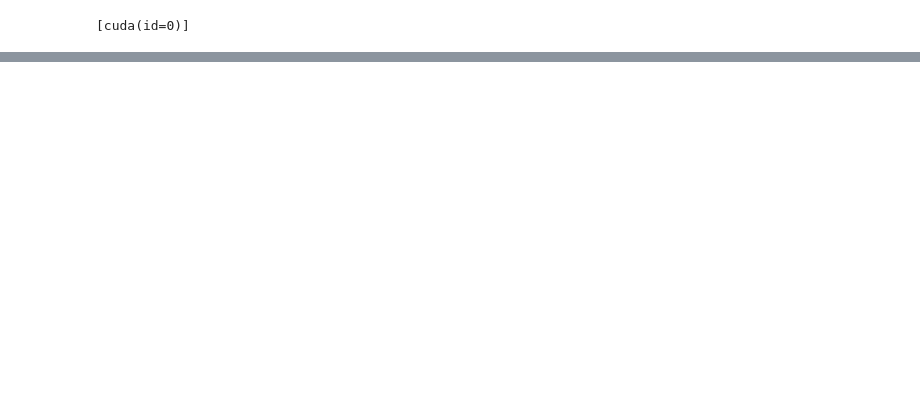
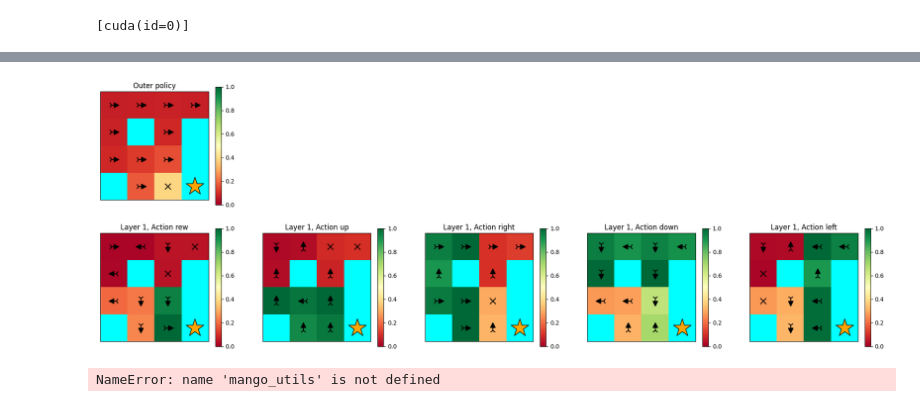
Before and after one commit to davidesartor/MANGO-lite, a Jupyter notebook: jax/test mango 4x4.ipynb, the cells around one changed output, grey strips where cells are left out. Drawn from its saved outputs; the diff is of its cells as text; code cells hidden in the pictures; blank space fills up the shorter version.

```diff
--- a/jax/test mango 4x4.ipynb
+++ b/jax/test mango 4x4.ipynb
@@ -119,0 +119,38 @@ Array(43163, dtype=int32)
+# %%
+rng_key = jax.random.PRNGKey(0)
+run_simulation = partial(
+    sim.run_mango_simulation,
+    map_size=map_size,
+    n_rollouts=n_rollouts,
+    rollout_length=rollout_length,
+    train_iter=train_iter,
+    lr=lr,
+    annealing_fn=annealing_fn,
+)
+env, dql_state, results = run_simulation(rng_key)
+# %%
+n_actions, n_layers = 5, 2
+plt.figure(figsize=((n_actions + 1) * map_size, n_layers * map_size))
+for i in range(n_layers):
+    if i == 0:
+        plt.subplot(n_layers, n_actions, 1)
+        plt.title(f'Outer policy')
+        apply = lambda params, obs: dql_state.qval_apply_fn(
+            params, jnp.repeat(obs[jnp.newaxis], n_layers, axis=0)
+        )[i, -1]
+        plotting.plot_qvals(env, apply, dql_state.params_qnet, hold=True, autoscale=False)
+        continue
+    for j in range(5):
+        plt.subplot(n_layers, n_actions, i * n_actions + j + 1)
+        plt.title(f'Layer {n_layers-i}, Action {["rew","up","right","down","left"][j]}')
+        apply = lambda params, obs: dql_state.qval_apply_fn(
+            params, jnp.repeat(obs[jnp.newaxis], n_layers, axis=0)
+        )[i, 4 - j]
+        plotting.plot_qvals(env, apply, dql_state.params_qnet, hold=True, autoscale=False)
+plt.show()
+
+transitions = mango_utils.eps_greedy_rollout(env, dql_state, rng_key, jnp.zeros(n_layers), rollout_length)
+plotting.render(env, transitions.env_state)
+# %% [output]
+[figure, added]
+NameError: name 'mango_utils' is not defined
```
Also changed, not shown: parts of 8 cells of this notebook, 11 other files.
